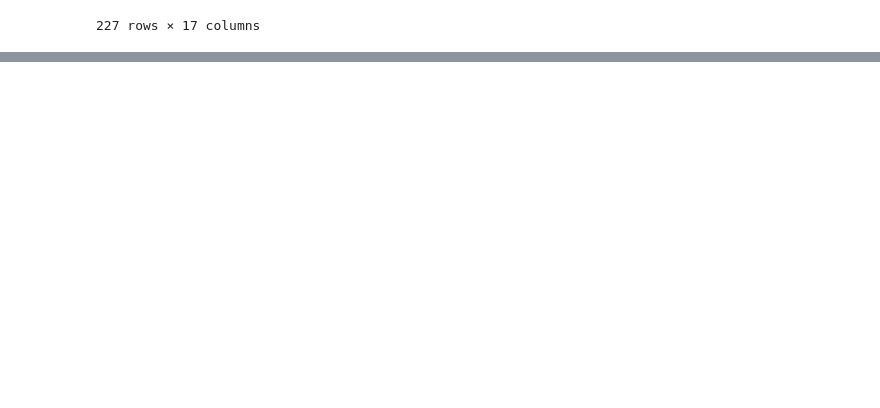
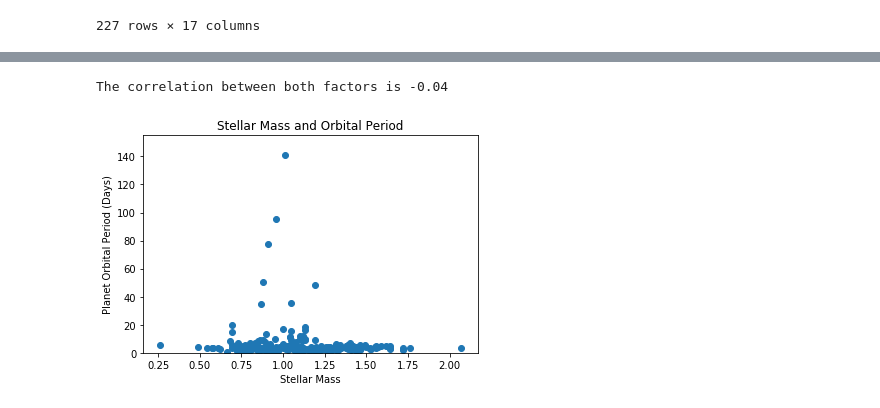
Before and after one commit to jonsb-coding/Stellar_Research, a Jupyter notebook: AY/CleanData.ipynb, the cells around one changed output, grey strips where cells are left out. Drawn from its saved outputs; the diff is of its cells as text; code cells hidden in the pictures; blank space fills up the shorter version.

```diff
--- a/AY/CleanData.ipynb
+++ b/AY/CleanData.ipynb
@@ -164,0 +139,20 @@ TypeError: 'tuple' object is not callable
+# %%
+x_axis = test_df["Stellar_Mass"]
+y_axis = test_df["Planet_Orbital_Period(Days)"]
+
+
+plt.scatter(x_axis,y_axis)
+
+plt.xlabel("Stellar Mass")
+plt.ylabel("Planet Orbital Period (Days)")
+plt.title("Stellar Mass and Orbital Period")
+
+plt.ylim(0,155)
+
+
+
+correlation = st.pearsonr(x_axis,y_axis)
+print(f"The correlation between both factors is {round(correlation[0],2)}")
+# %% [output]
+The correlation between both factors is -0.04
+[figure, added]
```
Also changed, not shown: parts of 4 cells of this notebook.
